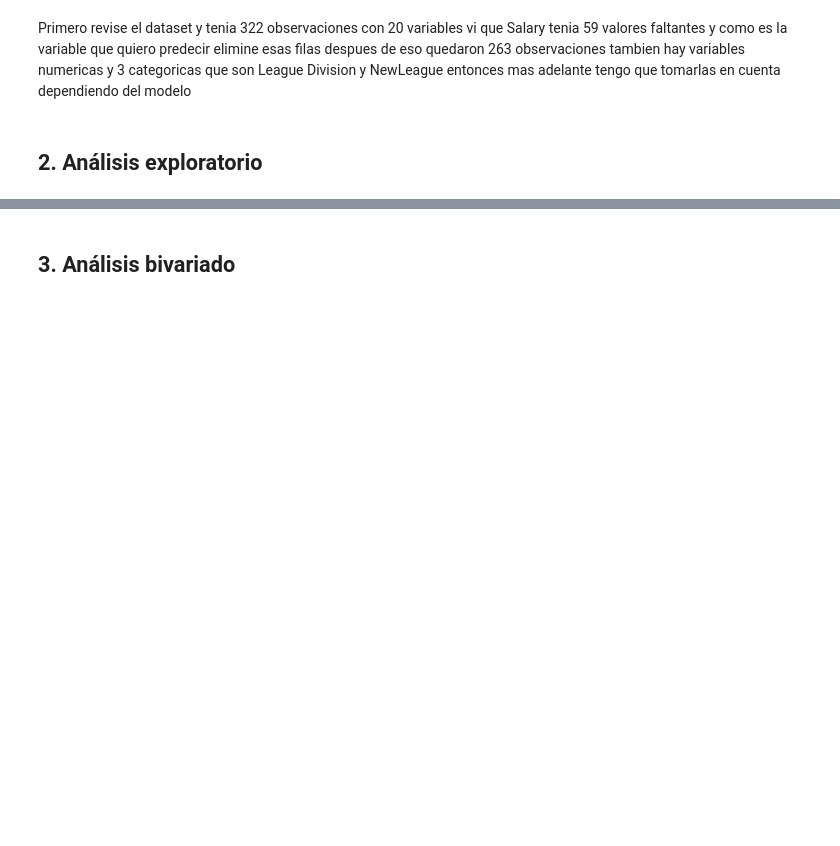
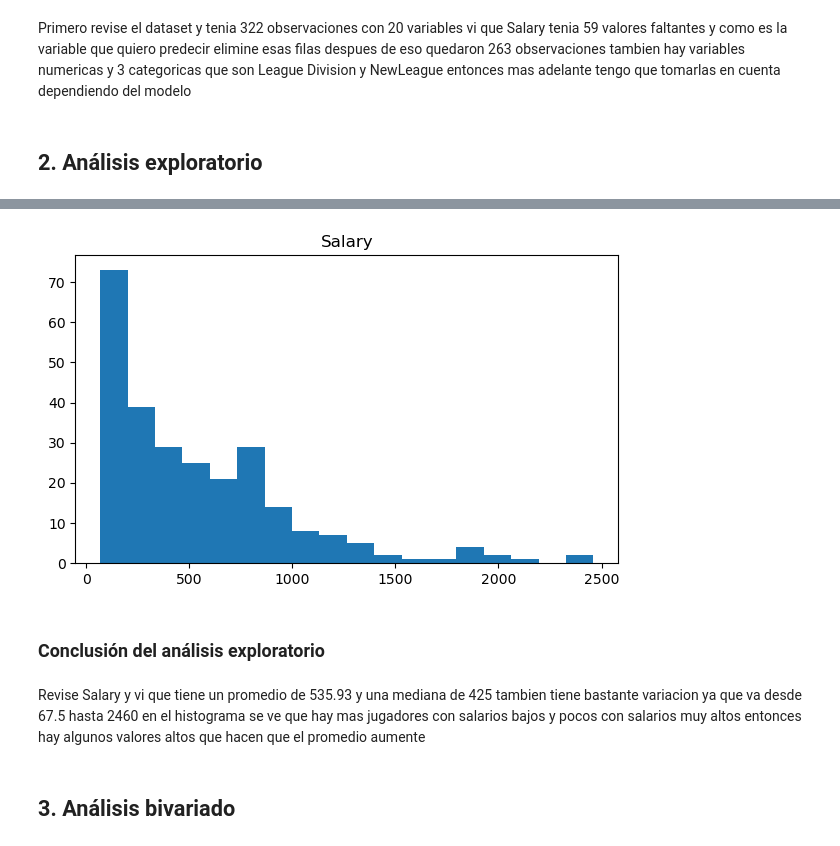
Before and after one commit to Mafergomezf/LABORATORIO_DE_APRENDIZAJE_ESTADISTICO, a Jupyter notebook: Clases Resueltas/EXAMEN1.ipynb, the cells around one changed output, grey strips where cells are left out. Drawn from its saved outputs; the diff is of its cells as text; code cells hidden in the pictures; blank space fills up the shorter version.

```diff
--- a/Clases Resueltas/EXAMEN1.ipynb
+++ b/Clases Resueltas/EXAMEN1.ipynb
@@ -150,3 +154,19 @@ No voy a eliminar estos valores porque pueden ser datos reales y pueden aportar
+# %%
+fig, ax = plt.subplots(figsize=(7, 4))
+
+ax.hist(df['Salary'], bins=18)
+ax.set_title('Salary')
+
+plt.show()
+# %% [output]
+[figure, added]
+# %% [markdown]
+### Conclusión del análisis exploratorio
+# %% [markdown]
+Revise Salary y vi que tiene un promedio de 535.93 y una mediana de 425
+tambien tiene bastante variacion ya que va desde 67.5 hasta 2460
+en el histograma se ve que hay mas jugadores con salarios bajos y pocos con salarios muy altos
+entonces hay algunos valores altos que hacen que el promedio aumente
 # %% [markdown]
 ## 3. Análisis bivariado
 # %%
```
Also changed, not shown: parts of 84 cells of this notebook.
